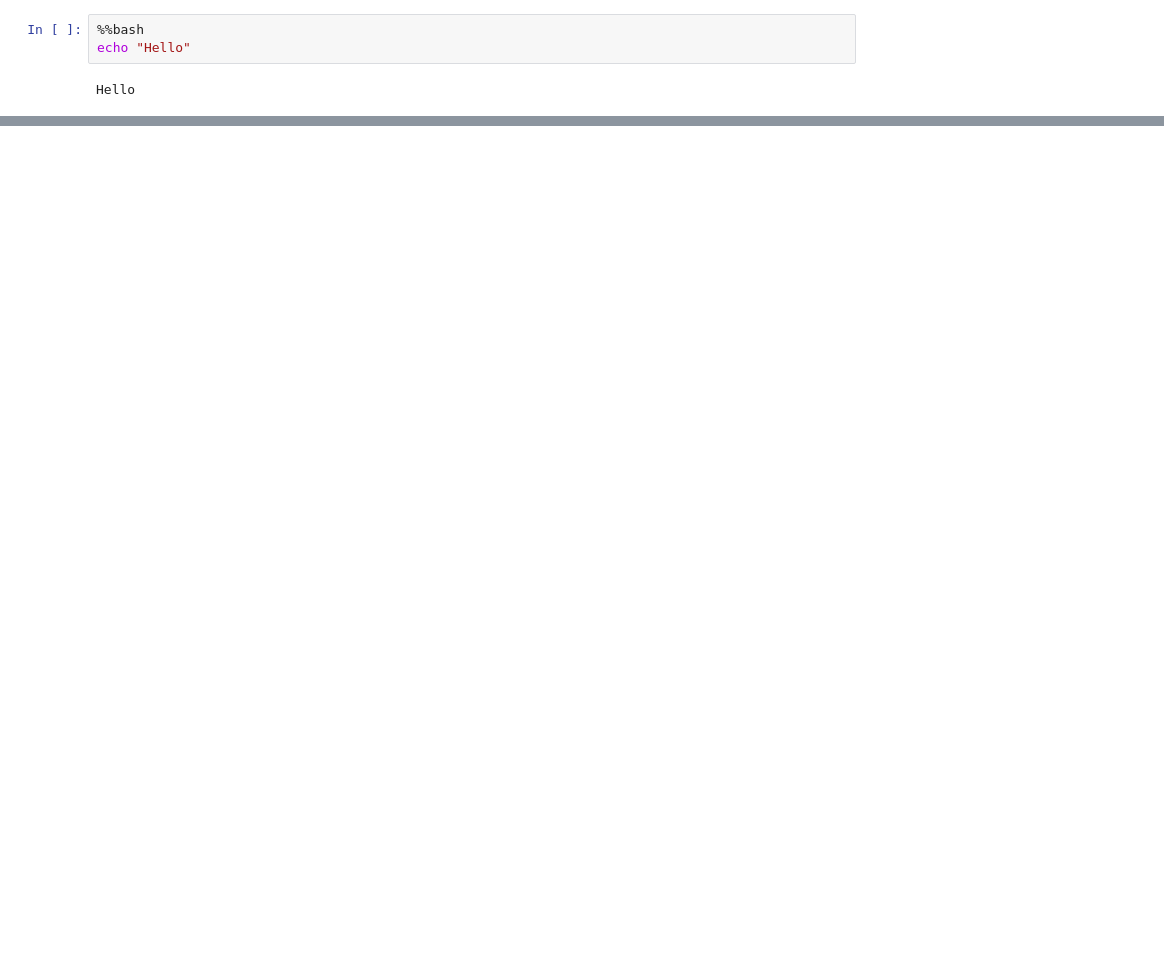
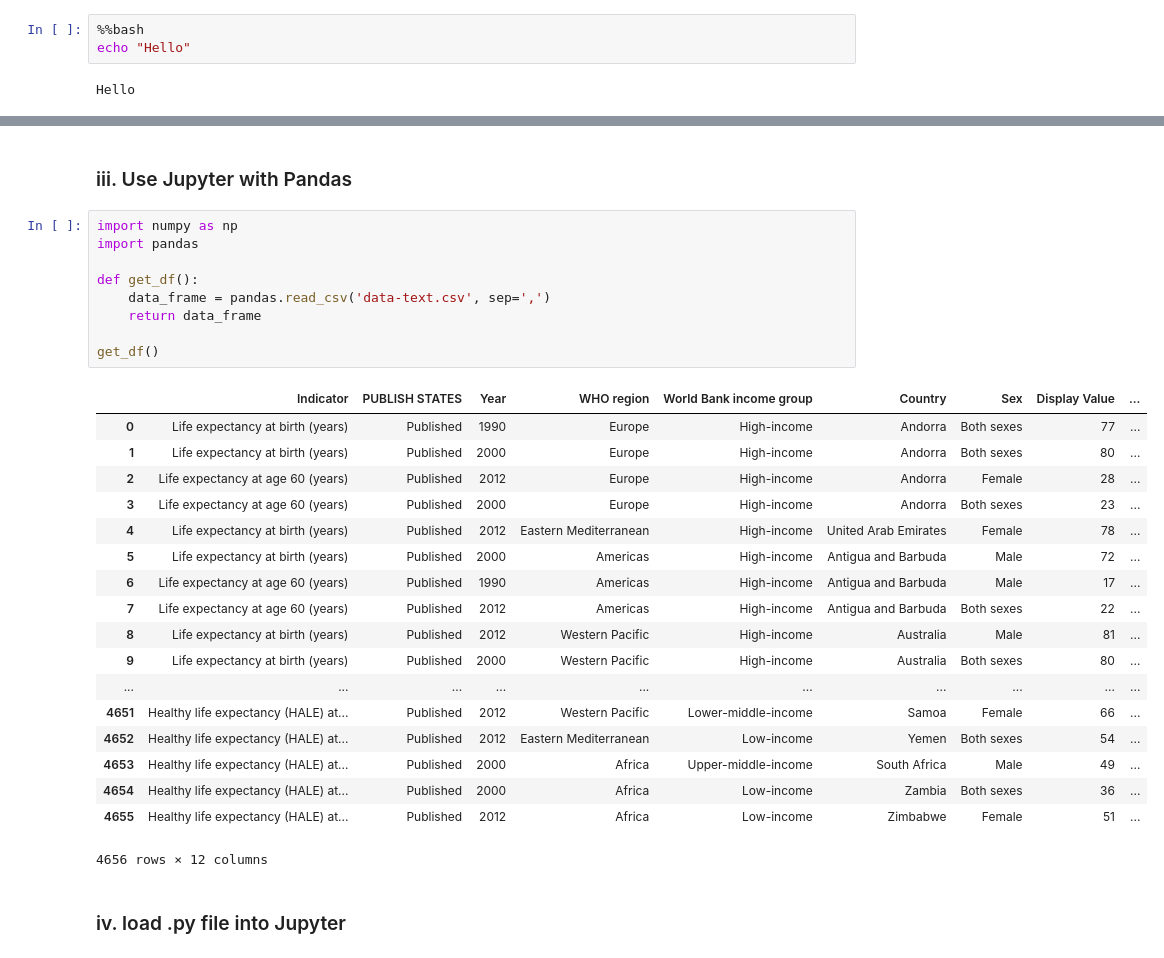
Before and after one commit to ScarletMcLearn/Jupyter_Tutorial, a Jupyter notebook: Jupyter_tutorial.ipynb, the cells around one changed output, grey strips where cells are left out. Drawn from its saved outputs; the diff is of its cells as text; blank space fills up the shorter version.

```diff
--- a/Jupyter_tutorial.ipynb
+++ b/Jupyter_tutorial.ipynb
@@ -108,0 +84,32 @@ Hello
+# %% [markdown]
+### iii. Use Jupyter with Pandas
+# %%
+import numpy as np
+import pandas
+
+def get_df():
+    data_frame = pandas.read_csv('data-text.csv', sep=',')
+    return data_frame
+
+get_df()
+# %% [output]
+|  | Indicator | PUBLISH STATES | Year | WHO region | World Bank income group | Country | Sex | Display Value | ... |
+| 0 | Life expectancy at birth (years) | Published | 1990 | Europe | High-income | Andorra | Both sexes | 77 | ... |
+| 1 | Life expectancy at birth (years) | Published | 2000 | Europe | High-income | Andorra | Both sexes | 80 | ... |
+| 2 | Life expectancy at age 60 (years) | Published | 2012 | Europe | High-income | Andorra | Female | 28 | ... |
+| 3 | Life expectancy at age 60 (years) | Published | 2000 | Europe | High-income | Andorra | Both sexes | 23 | ... |
+| 4 | Life expectancy at birth (years) | Published | 2012 | Eastern Mediterranean | High-income | United Arab Emirates | Female | 78 | ... |
+| 5 | Life expectancy at birth (years) | Published | 2000 | Americas | High-income | Antigua and Barbuda | Male | 72 | ... |
+| 6 | Life expectancy at age 60 (years) | Published | 1990 | Americas | High-income | Antigua and Barbuda | Male | 17 | ... |
+| 7 | Life expectancy at age 60 (years) | Published | 2012 | Americas | High-income | Antigua and Barbuda | Both sexes | 22 | ... |
+| 8 | Life expectancy at birth (years) | Published | 2012 | Western Pacific | High-income | Australia | Male | 81 | ... |
+| 9 | Life expectancy at birth (years) | Published | 2000 | Western Pacific | High-income | Australia | Both sexes | 80 | ... |
+| ... | ... | ... | ... | ... | ... | ... | ... | ... | ... |
+| 4651 | Healthy life expectancy (HALE) at... | Published | 2012 | Western Pacific | Lower-middle-income | Samoa | Female | 66 | ... |
+| 4652 | Healthy life expectancy (HALE) at... | Published | 2012 | Eastern Mediterranean | Low-income | Yemen | Both sexes | 54 | ... |
+| 4653 | Healthy life expectancy (HALE) at... | Published | 2000 | Africa | Upper-middle-income | South Africa | Male | 49 | ... |
+| 4654 | Healthy life expectancy (HALE) at... | Published | 2000 | Africa | Low-income | Zambia | Both sexes | 36 | ... |
+| 4655 | Healthy life expectancy (HALE) at... | Published | 2012 | Africa | Low-income | Zimbabwe | Female | 51 | ... |
+4656 rows × 12 columns
+# %% [markdown]
+### iv.  load .py file into Jupyter
```
Also changed, not shown: parts of 55 cells of this notebook, 2 other files.
